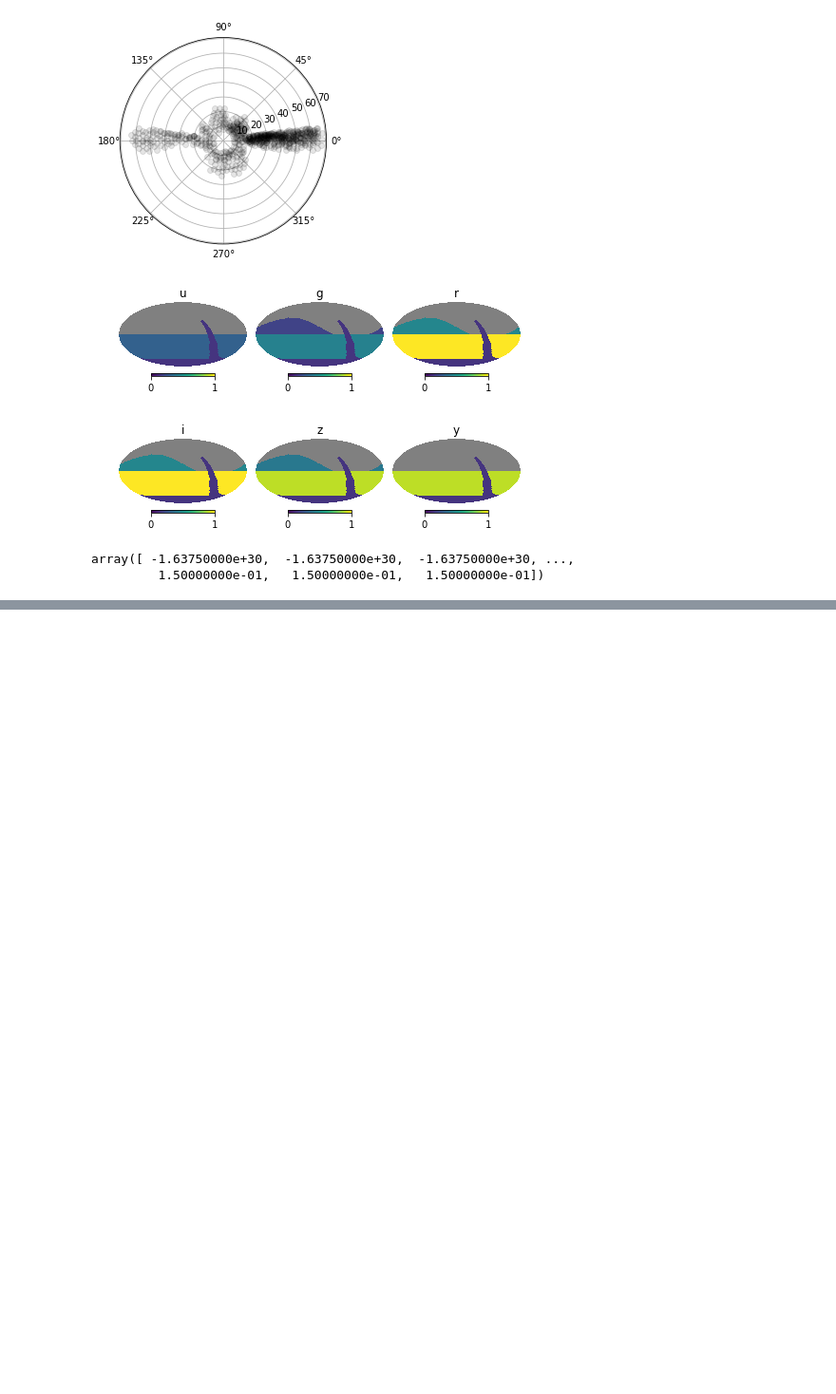
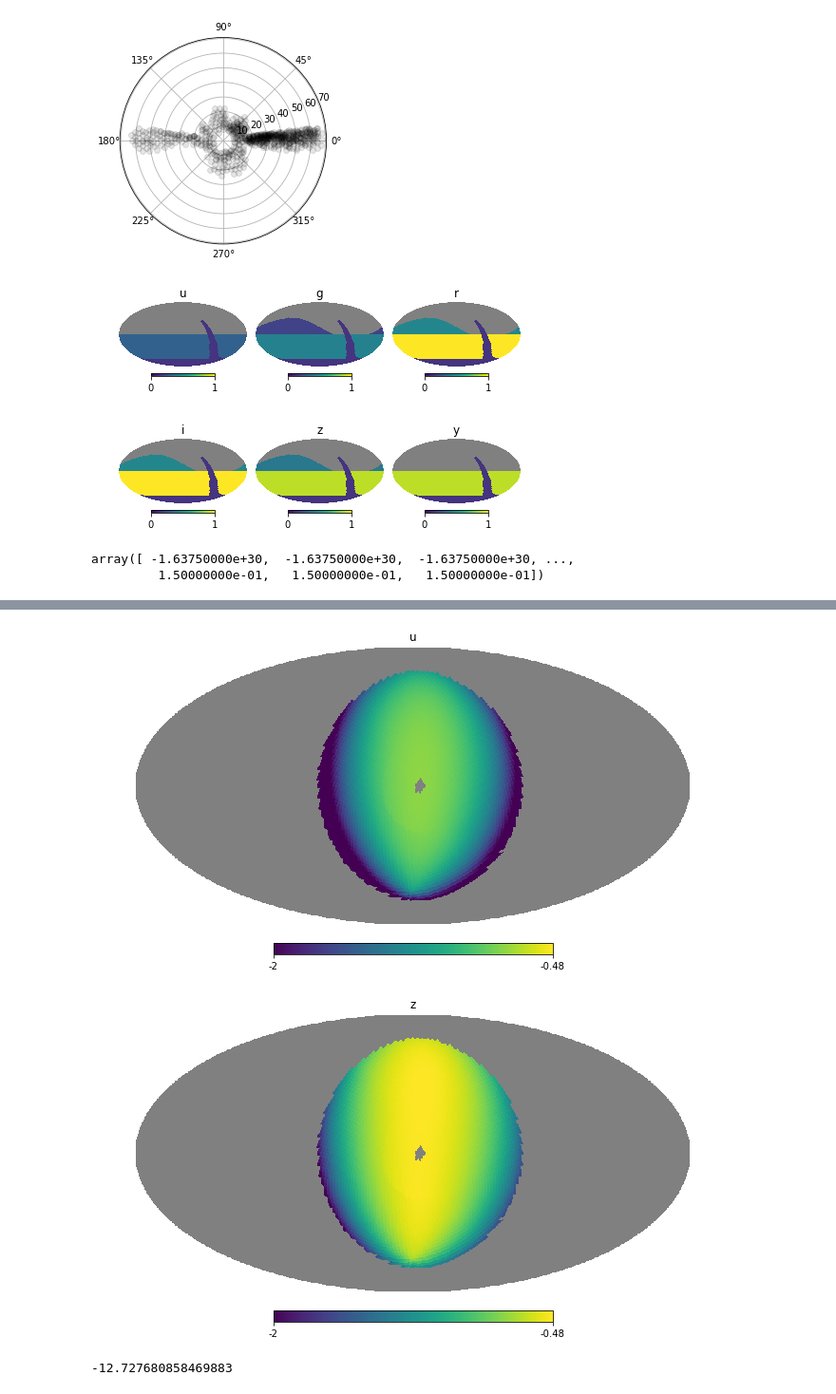
Before and after one commit to lsst-sims/legacy_sims_featureScheduler, a Jupyter notebook: examples/Standards/presentation_plots.ipynb, the cells around one changed output, grey strips where cells are left out. Shown: that part at 95% size. Drawn from its saved outputs; the diff is of its cells as text; code cells hidden in the pictures; blank space fills up the shorter version.

```diff
--- a/examples/Standards/presentation_plots.ipynb
+++ b/examples/Standards/presentation_plots.ipynb
@@ -124,0 +117,17 @@ hp.mollview(scheduler.surveys[0].basis_functions[0](), rot=(r1,r2))
+# %%
+observatory.set_mjd(59586.38)
+status = observatory.return_status()
+r1 = status['lmst']*180/12
+r2 = np.degrees(observatory.obs.lat)
+for bf in bfs:
+    bf.update_conditions(status)
+# %%
+for bf in bfs:
+    hp.mollview(bf(), rot=(r1,r2), title=bf.filtername, min=-2, max=-.48)
+# %% [output]
+[figure, added]
+[figure, added]
+# %%
+np.degrees(status['sunAlt'])
+# %% [output]
+-12.727680858469883
```
Also changed, not shown: parts of 12 cells of this notebook, 7 other files.
